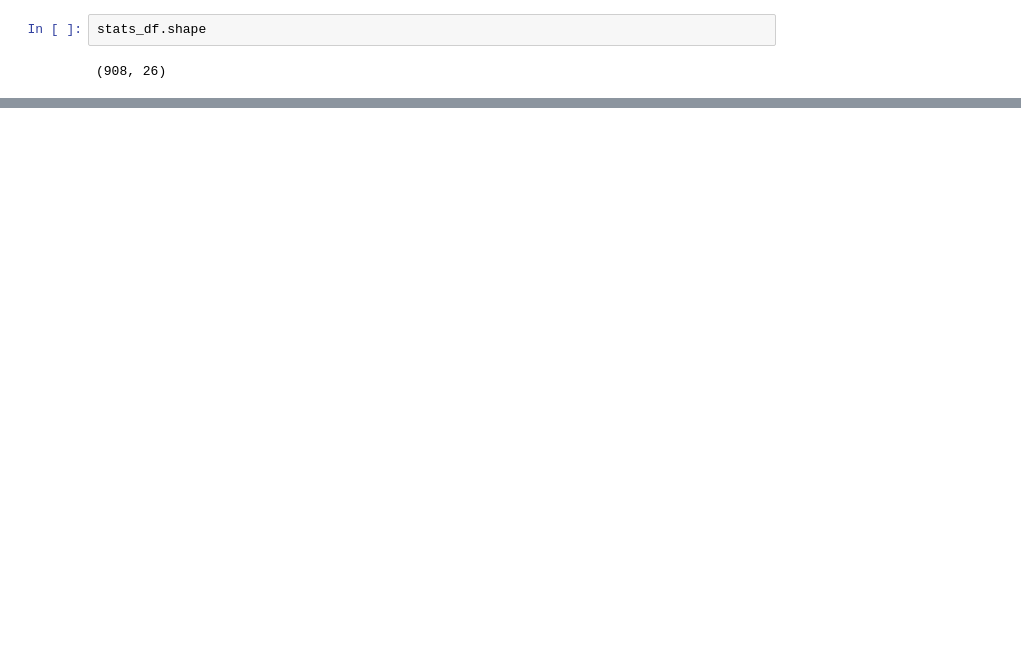
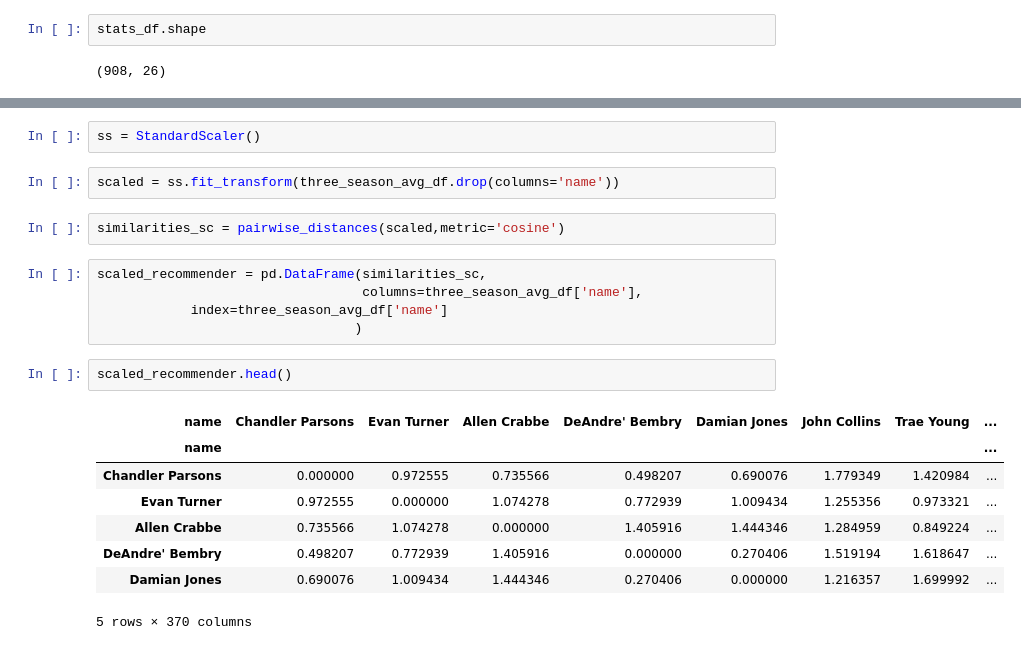
Before and after one commit to pgnatividad/NBA_Recommender_Pre-2019_Season, a Jupyter notebook: workspace.ipynb, the cells around one changed output, grey strips where cells are left out. Saved outputs shown, nothing was run; the diff lists cells and outputs as text; blank space fills up the shorter version.

```diff
--- a/workspace.ipynb
+++ b/workspace.ipynb
@@ -51,0 +403,22 @@ career_df.shape
+# %%
+ss = StandardScaler()
+# %%
+scaled = ss.fit_transform(three_season_avg_df.drop(columns='name'))
+# %%
+similarities_sc = pairwise_distances(scaled,metric='cosine')
+# %%
+scaled_recommender = pd.DataFrame(similarities_sc,
+                                  columns=three_season_avg_df['name'],
+            index=three_season_avg_df['name']
+                                 )
+# %%
+scaled_recommender.head()
+# %% [output]
+| name | Chandler Parsons | Evan Turner | Allen Crabbe | DeAndre' Bembry | Damian Jones | John Collins | Trae Young | ... |
+| name |  |  |  |  |  |  |  | ... |
+| Chandler Parsons | 0.000000 | 0.972555 | 0.735566 | 0.498207 | 0.690076 | 1.779349 | 1.420984 | ... |
+| Evan Turner | 0.972555 | 0.000000 | 1.074278 | 0.772939 | 1.009434 | 1.255356 | 0.973321 | ... |
+| Allen Crabbe | 0.735566 | 1.074278 | 0.000000 | 1.405916 | 1.444346 | 1.284959 | 0.849224 | ... |
+| DeAndre' Bembry | 0.498207 | 0.772939 | 1.405916 | 0.000000 | 0.270406 | 1.519194 | 1.618647 | ... |
+| Damian Jones | 0.690076 | 1.009434 | 1.444346 | 0.270406 | 0.000000 | 1.216357 | 1.699992 | ... |
+5 rows × 370 columns
```
Also changed, not shown: parts of 84 cells of this notebook, 7 other files.
